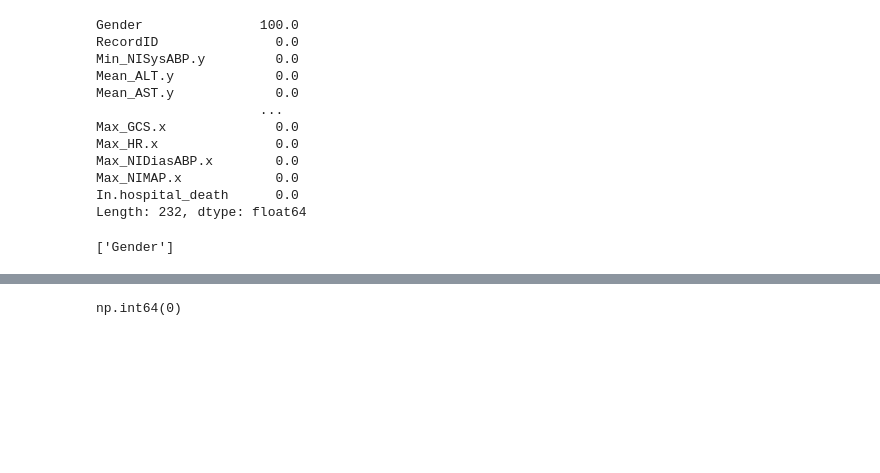
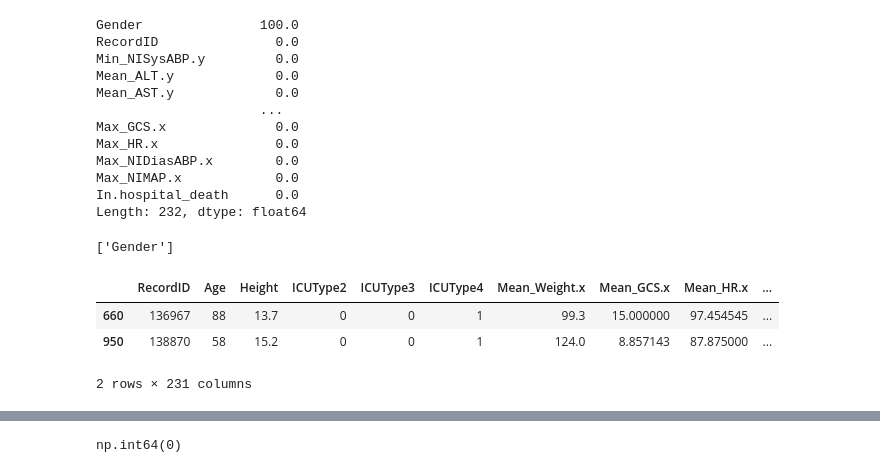
Before and after one commit to cheahmayxin/Mortality-in-ICUs, a Jupyter notebook: ADS1002_project_notebook_template.ipynb, the cells around one changed output, grey strips where cells are left out. Drawn from its saved outputs; the diff is of its cells as text; code cells hidden in the pictures; blank space fills up the shorter version.

```diff
--- a/ADS1002_project_notebook_template.ipynb
+++ b/ADS1002_project_notebook_template.ipynb
@@ -102,6 +102,14 @@ columns_above_75.tolist()
 # %%
 # Remove columns with more than 75% missing values
 ICU = ICU.drop(columns=columns_above_75)
+# %%
+# Check unusually low Height values
+ICU[ICU['Height'] < 100]
+# %% [output]
+|  | RecordID | Age | Height | ICUType2 | ICUType3 | ICUType4 | Mean_Weight.x | Mean_GCS.x | Mean_HR.x | ... |
+| 660 | 136967 | 88 | 13.7 | 0 | 0 | 1 | 99.3 | 15.000000 | 97.454545 | ... |
+| 950 | 138870 | 58 | 15.2 | 0 | 0 | 1 | 124.0 | 8.857143 | 87.875000 | ... |
+2 rows × 231 columns
 # %%
 # Check strange Height values
 ICU[ICU['Height'] > 250]
```
Also changed, not shown: parts of 4 cells of this notebook.
